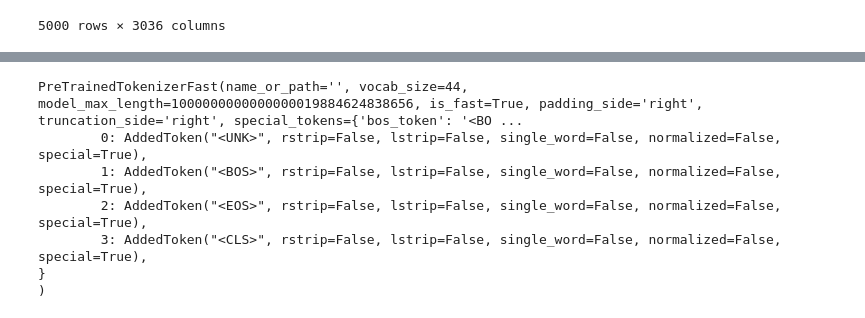
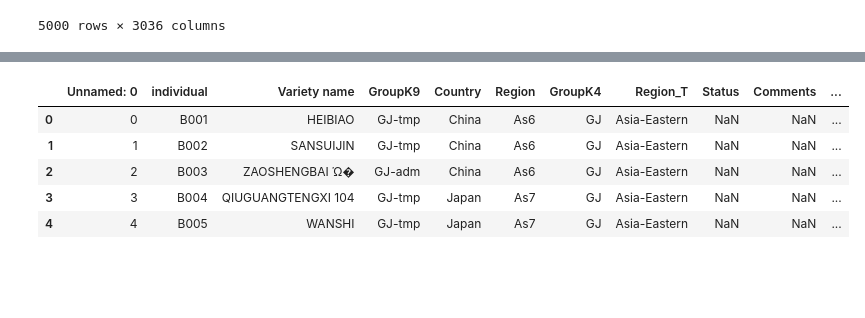
Before and after one commit to Soum-Soum/Dna-Transformer, a Jupyter notebook: test_data.ipynb, the cells around one changed output, grey strips where cells are left out. Cells and saved outputs as stored; diff of their text form; code cells hidden in the pictures; blank space fills up the shorter version.

```diff
--- a/test_data.ipynb
+++ b/test_data.ipynb
@@ -44,49 +26,15 @@ PreTrainedTokenizerFast(name_or_path='', vocab_size=68, model_max_length=1000000
-# %%
-from pathlib import Path
-from transformers import PreTrainedTokenizerFast
-from tokenizers import Tokenizer, models, trainers, pre_tokenizers, processors
-from adn.models.tokenizer import BOS_TOKEN_STR, UNK_TOKEN_STR, EOS_TOKEN_STR, CLS_TOKEN_STR
-
-def get_one_snp_bpe_tokenizer(tokenizer_path: Path) -> PreTrainedTokenizerFast:
-    """
-    Charge un tokenizer BPE sauvegardé au format JSON et le wrappe
-    dans un PreTrainedTokenizerFast pour compatibilité HuggingFace.
-    """
-    tokenizer = Tokenizer.from_file(str(tokenizer_path))
-
-    tokenizer.pre_tokenizer = tokenizer.pre_tokenizer or processors.Whitespace()  # sécurité
-
-    bos_token_id = tokenizer.token_to_id(BOS_TOKEN_STR)
-    eos_token_id = tokenizer.token_to_id(EOS_TOKEN_STR)
-    cls_token_id = tokenizer.token_to_id(CLS_TOKEN_STR)
-
-    tokenizer.post_processor = processors.TemplateProcessing(
-        single=f"{BOS_TOKEN_STR} $A {CLS_TOKEN_STR}",
-        special_tokens=[
-            (cls_token_id, CLS_TOKEN_STR),
-            (bos_token_id, BOS_TOKEN_STR),
-            (eos_token_id, EOS_TOKEN_STR),
-        ],
-    )
-
-    wrapped_tokenizer = PreTrainedTokenizerFast(
-        tokenizer_object=tokenizer,
-        unk_token=UNK_TOKEN_STR,
-        cls_token=CLS_TOKEN_STR,
-        bos_token=BOS_TOKEN_STR,
-        eos_token=EOS_TOKEN_STR,
-    )
-
-    return wrapped_tokenizer
-
-tokenizer_path = Path('output/tokenizer/tokenizer/tokenizer.json')
-tokenizer = get_one_snp_bpe_tokenizer(tokenizer_path)
-tokenizer
-# %% [output]
-PreTrainedTokenizerFast(name_or_path='', vocab_size=44, model_max_length=1000000000000000019884624838656, is_fast=True, padding_side='right', truncation_side='right', special_tokens={'bos_token': '<BO ...
-        0: AddedToken("<UNK>", rstrip=False, lstrip=False, single_word=False, normalized=False, special=True),
-        1: AddedToken("<BOS>", rstrip=False, lstrip=False, single_word=False, normalized=False, special=True),
-        2: AddedToken("<EOS>", rstrip=False, lstrip=False, single_word=False, normalized=False, special=True),
-        3: AddedToken("<CLS>", rstrip=False, lstrip=False, single_word=False, normalized=False, special=True),
-}
-)
+# %%
+
+
+df = pl.scan_parquet(list(Path("data/output/raw_chunks").glob("*.parquet")))
+chunk = pd.read_parquet("data/output/raw_chunks/chunk_0_4999.parquet")
+metadata = pd.read_csv("data/output/metadata.csv")
+individuals = metadata["individual"]
+metadata.head()
+# %% [output]
+|  | Unnamed: 0 | individual | Variety name | GroupK9 | Country | Region | GroupK4 | Region_T | Status | Comments | ... |
+| 0 | 0 | B001 | HEIBIAO | GJ-tmp | China | As6 | GJ | Asia-Eastern | NaN | NaN | ... |
+| 1 | 1 | B002 | SANSUIJIN | GJ-tmp | China | As6 | GJ | Asia-Eastern | NaN | NaN | ... |
+| 2 | 2 | B003 | ZAOSHENGBAI Ώ� | GJ-adm | China | As6 | GJ | Asia-Eastern | NaN | NaN | ... |
+| 3 | 3 | B004 | QIUGUANGTENGXI 104 | GJ-tmp | Japan | As7 | GJ | Asia-Eastern | NaN | NaN | ... |
+| 4 | 4 | B005 | WANSHI | GJ-tmp | Japan | As7 | GJ | Asia-Eastern | NaN | NaN | ... |
```
Also changed, not shown: parts of 27 cells of this notebook, 12 other files.
